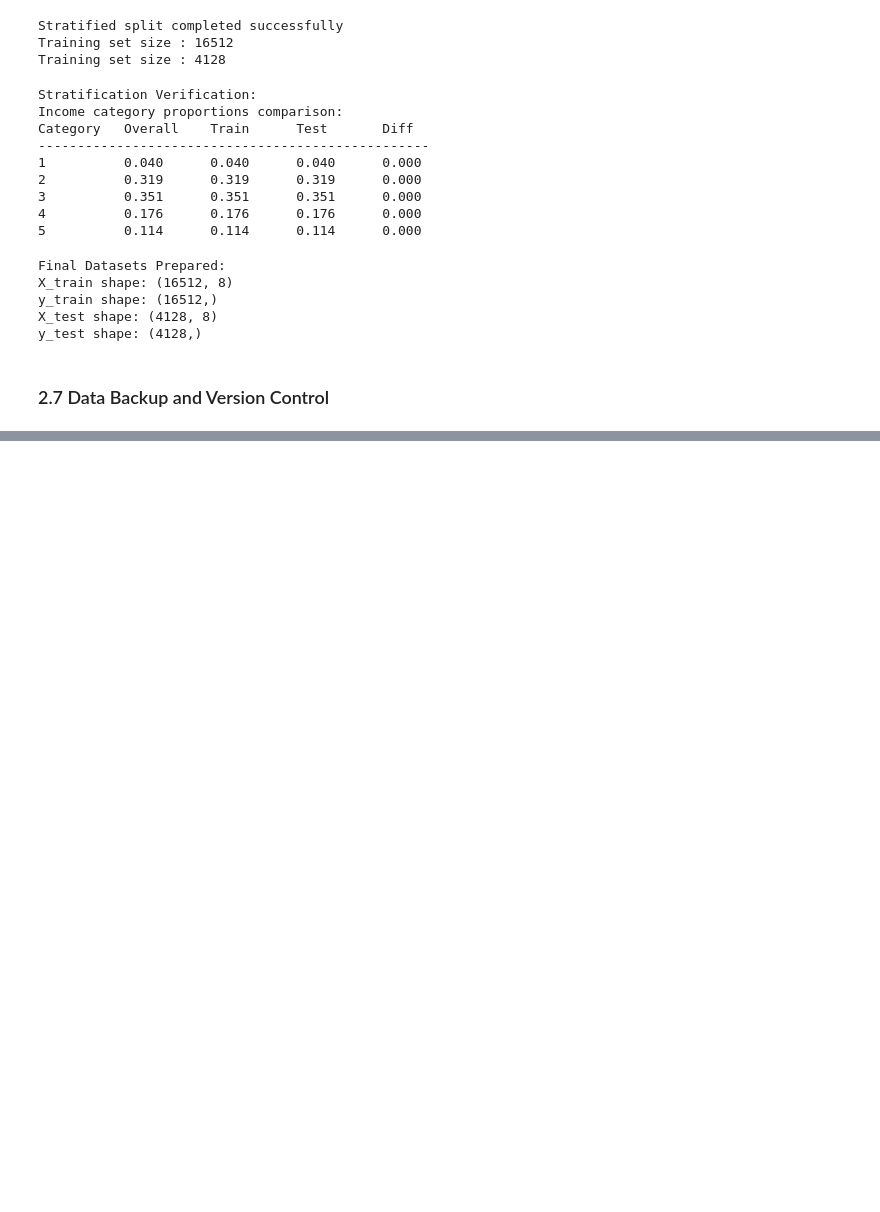
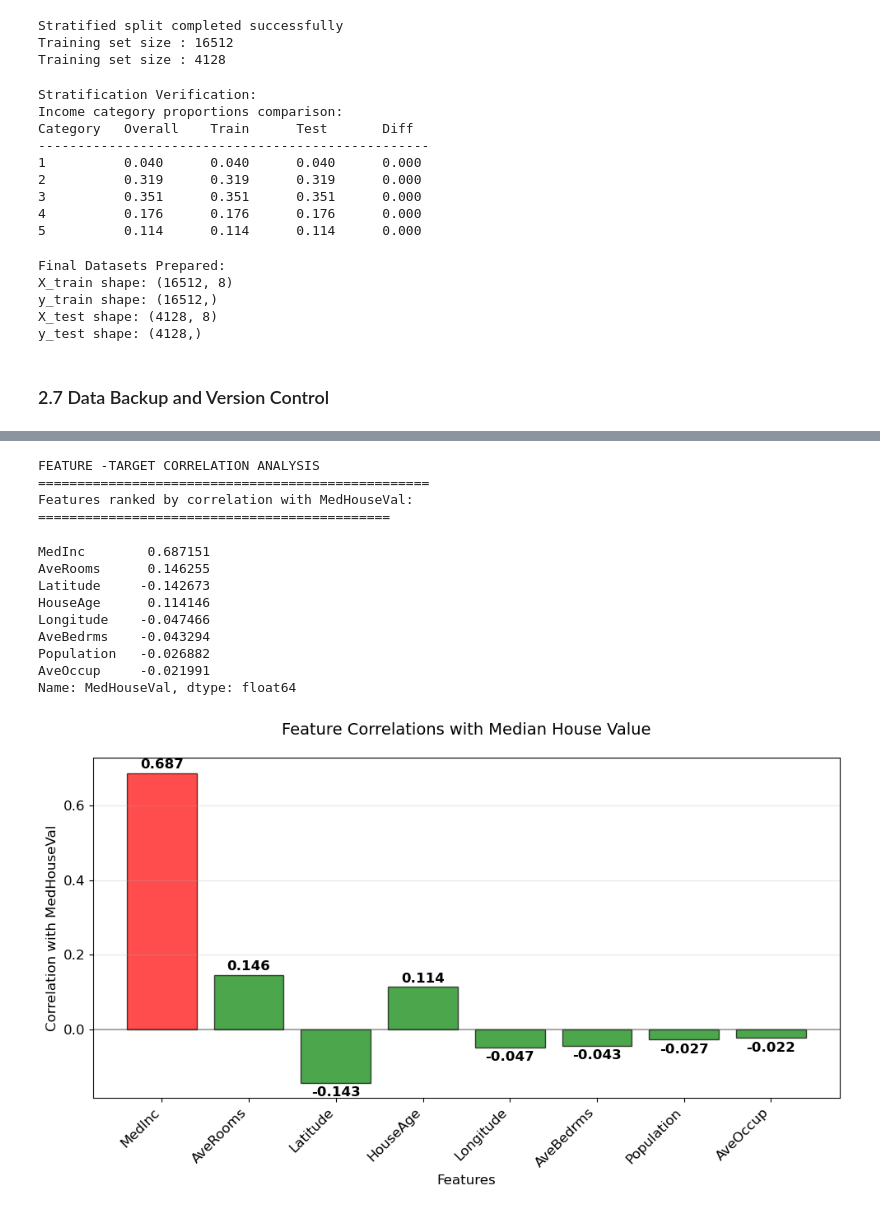
Before and after one commit to gosaye0/ML-Main, a Jupyter notebook: courses/hands_on_ml/ch02_end_to_end_project/ch02_end_to_end_project.ipynb, the cells around one changed output, grey strips where cells are left out. Drawn from its saved outputs; the diff is of its cells as text; code cells hidden in the pictures; blank space fills up the shorter version.

```diff
--- a/courses/hands_on_ml/ch02_end_to_end_project/ch02_end_to_end_project.ipynb
+++ b/courses/hands_on_ml/ch02_end_to_end_project/ch02_end_to_end_project.ipynb
@@ -361,0 +683,45 @@ Dataset splits created with the following parameters:
+# %%
+print("FEATURE -TARGET CORRELATION ANALYSIS")
+print("=" * 50)
+
+# Calculate correlation with target
+target_corr = eda_data.corr()['MedHouseVal'].drop('MedHouseVal').sort_values(key = abs, ascending = False)
+print("Features ranked by correlation with MedHouseVal:")
+print("=" * 45)
+display(target_corr)
+
+# Create correlation visualization
+# Create correlation visualization
+plt.figure(figsize=(10, 6))
+colors = ['red' if abs(x) >= 0.5 else 'orange' if abs(x) >= 0.3 else 'green' for x in target_corr.values]
+bars = plt.bar(range(len(target_corr)), target_corr.values, color=colors, alpha=0.7, edgecolor='black')
+
+# Add value labels on bars
+for i, (feature, value) in enumerate(target_corr.items()):
+    plt.text(i, value + (0.005 if value > 0 else -0.01), f'{value:.3f}',
+             ha='center', va='bottom' if value > 0 else 'top', fontweight='bold')
+
+plt.title('Feature Correlations with Median House Value', fontsize=14, pad=20)
+plt.xlabel('Features')
+plt.ylabel('Correlation with MedHouseVal')
+plt.xticks(range(len(target_corr)), target_corr.index, rotation=45, ha='right')
+plt.axhline(y=0, color='black', linestyle='-', alpha=0.3)
+plt.grid(True, alpha=0.3, axis='y')
+plt.tight_layout()
+fig.savefig("outputs/feature_target_correlation.png", dpi = 300)
+plt.show()
+# %% [output]
+FEATURE -TARGET CORRELATION ANALYSIS
+==================================================
+Features ranked by correlation with MedHouseVal:
+=============================================
+MedInc        0.687151
+AveRooms      0.146255
+Latitude     -0.142673
+HouseAge      0.114146
+Longitude    -0.047466
+AveBedrms    -0.043294
+Population   -0.026882
+AveOccup     -0.021991
+Name: MedHouseVal, dtype: float64
+[figure, added]
```
Also changed, not shown: parts of 25 cells of this notebook.
